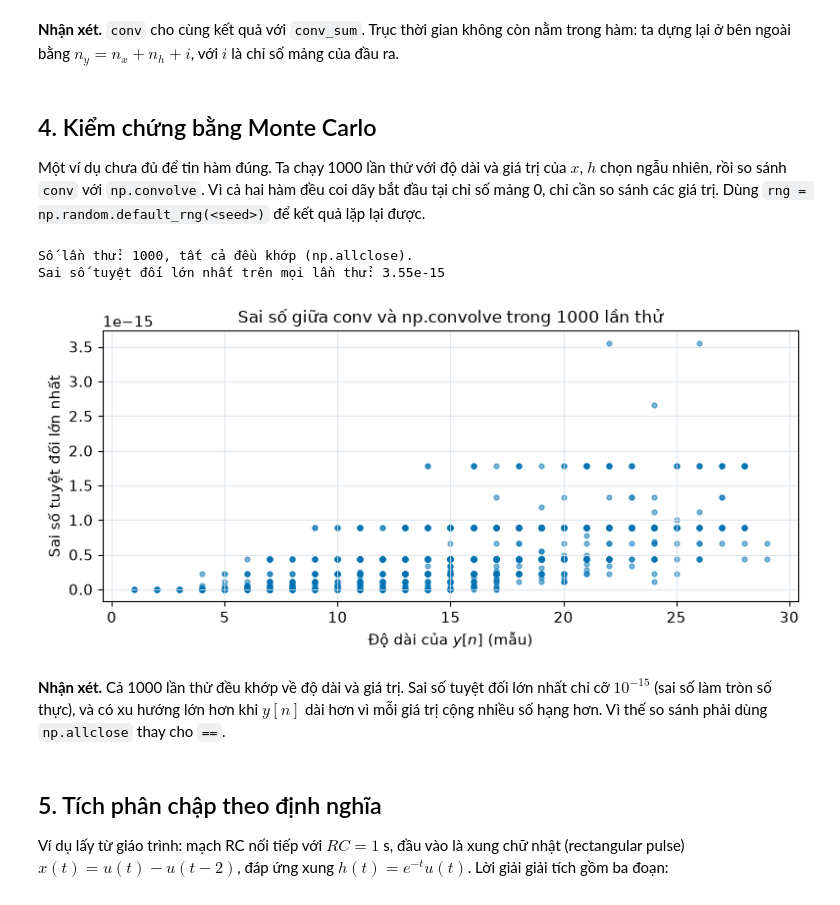
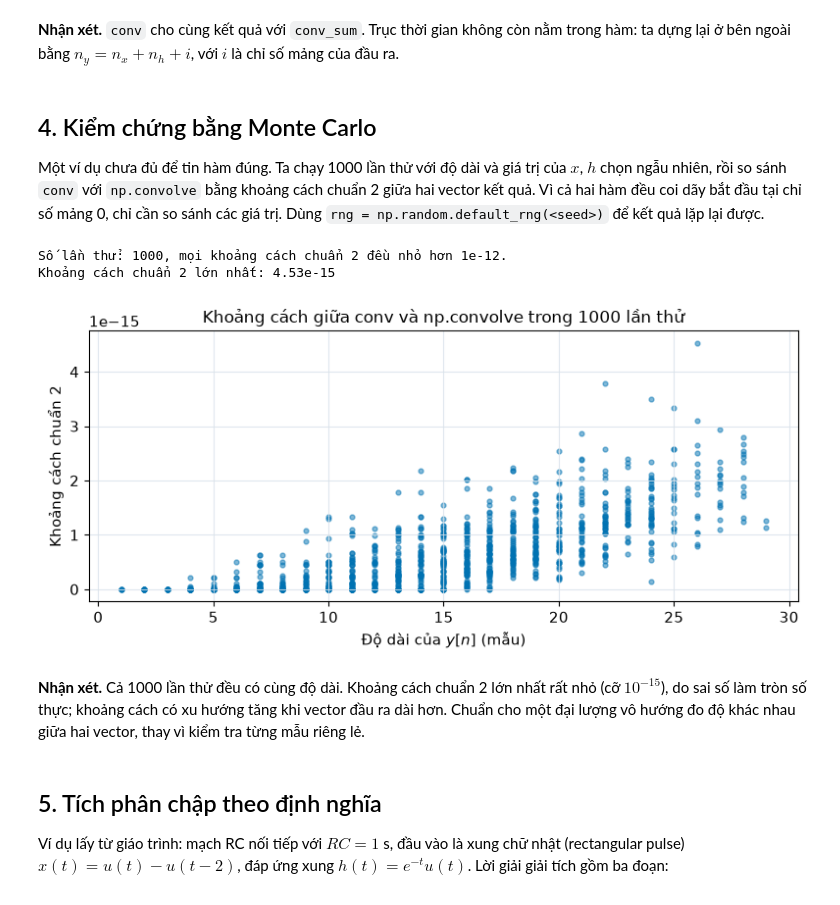
Before and after one commit to dangquanghieu/tinhieu-hethong-notebooks, a Jupyter notebook: notebooks/02_phep-chap-lti.ipynb, the cells around one changed output. Saved outputs shown, nothing was run; the diff lists cells and outputs as text; code cells hidden in the pictures.

```diff
--- a/notebooks/02_phep-chap-lti.ipynb
+++ b/notebooks/02_phep-chap-lti.ipynb
@@ -265,47 +271,48 @@ Chỉ số n  : [-1  0  1  2  3  4  5  6]
 # %% [markdown]
 ## 4. Kiểm chứng bằng Monte Carlo
 
-Một ví dụ chưa đủ để tin hàm đúng. Ta chạy 1000 lần thử với độ dài và giá trị của $x$, $h$ chọn ngẫu nhiên, rồi so sánh `conv` với `np.convolve`. Vì cả hai hàm đều coi dãy bắt đầu tại chỉ số mảng 0, chỉ cần so sánh các giá trị. Dùng `rng = np.random.default_rng(<seed>)` để kết quả lặp lại được.
+Một ví dụ chưa đủ để tin hàm đúng. Ta chạy 1000 lần thử với độ dài và giá trị của $x$, $h$ chọn ngẫu nhiên, rồi so sánh `conv` với `np.convolve` bằng khoảng cách chuẩn 2 giữa hai vector kết quả. Vì cả hai hàm đều coi dãy bắt đầu tại chỉ số mảng 0, chỉ cần so sánh các giá trị. Dùng `rng = np.random.default_rng(<seed>)` để kết quả lặp lại được.
 # %%
 rng = np.random.default_rng(2025)
 num_trials = 1000
-max_errors = np.zeros(num_trials)
+distances_l2 = np.zeros(num_trials)
 out_lengths = np.zeros(num_trials, dtype=int)
+distance_tolerance = 1e-12
 
 for trial in range(num_trials):
     # --- Tạo ngẫu nhiên hai dãy ---
     Lx = rng.integers(1, 16)
     Lh = rng.integers(1, 16)
     x_r = rng.standard_normal(Lx)
     h_r = rng.standard_normal(Lh)
 
     # --- Tính bằng hai cách ---
     y_a = conv(x_r, h_r)
     y_b = np.convolve(x_r, h_r)
 
     # --- So sánh giá trị ---
     assert len(y_a) == Lx + Lh - 1
-    assert np.allclose(y_a, y_b)
-    max_errors[trial] = np.max(np.abs(y_a - y_b))
+    distances_l2[trial] = np.linalg.norm(y_a - y_b, ord=2)
+    assert distances_l2[trial] < distance_tolerance
     out_lengths[trial] = len(y_a)
 
-print(f"Số lần thử: {num_trials}, tất cả đều khớp (np.allclose).")
-print(f"Sai số tuyệt đối lớn nhất trên mọi lần thử: {max_errors.max():.2e}")
+print(f"Số lần thử: {num_trials}, mọi khoảng cách chuẩn 2 đều nhỏ hơn {distance_tolerance:.0e}.")
+print(f"Khoảng cách chuẩn 2 lớn nhất: {distances_l2.max():.2e}")
 
 # --- Vẽ phân bố sai số ---
 fig, ax = plt.subplots(figsize=(8, 3.8))
-ax.scatter(out_lengths, max_errors, s=12, alpha=0.5, color=COLORS["main"])
+ax.scatter(out_lengths, distances_l2, s=12, alpha=0.5, color=COLORS["main"])
 ax.set_xlabel("Độ dài của $y[n]$ (mẫu)")
-ax.set_ylabel("Sai số tuyệt đối lớn nhất")
-ax.set_title("Sai số giữa conv và np.convolve trong 1000 lần thử")
+ax.set_ylabel("Khoảng cách chuẩn 2")
+ax.set_title("Khoảng cách giữa conv và np.convolve trong 1000 lần thử")
 fig.tight_layout()
 plt.show()
 # %% [output]
-Số lần thử: 1000, tất cả đều khớp (np.allclose).
-Sai số tuyệt đối lớn nhất trên mọi lần thử: 3.55e-15
+Số lần thử: 1000, mọi khoảng cách chuẩn 2 đều nhỏ hơn 1e-12.
+Khoảng cách chuẩn 2 lớn nhất: 4.53e-15
-[figure, old version]
+[figure, new version]
 # %% [markdown]
-**Nhận xét.** Cả 1000 lần thử đều khớp về độ dài và giá trị. Sai số tuyệt đối lớn nhất chỉ cỡ $10^{-15}$ (sai số làm tròn số thực), và có xu hướng lớn hơn khi $y[n]$ dài hơn vì mỗi giá trị cộng nhiều số hạng hơn. Vì thế so sánh phải dùng `np.allclose` thay cho `==`.
+**Nhận xét.** Cả 1000 lần thử đều có cùng độ dài. Khoảng cách chuẩn 2 lớn nhất rất nhỏ (cỡ $10^{-15}$), do sai số làm tròn số thực; khoảng cách có xu hướng tăng khi vector đầu ra dài hơn. Chuẩn cho một đại lượng vô hướng đo độ khác nhau giữa hai vector, thay vì kiểm tra từng mẫu riêng lẻ.
 # %% [markdown]
 ## 5. Tích phân chập theo định nghĩa
 
```
Also changed, not shown: parts of 9 cells of this notebook.
